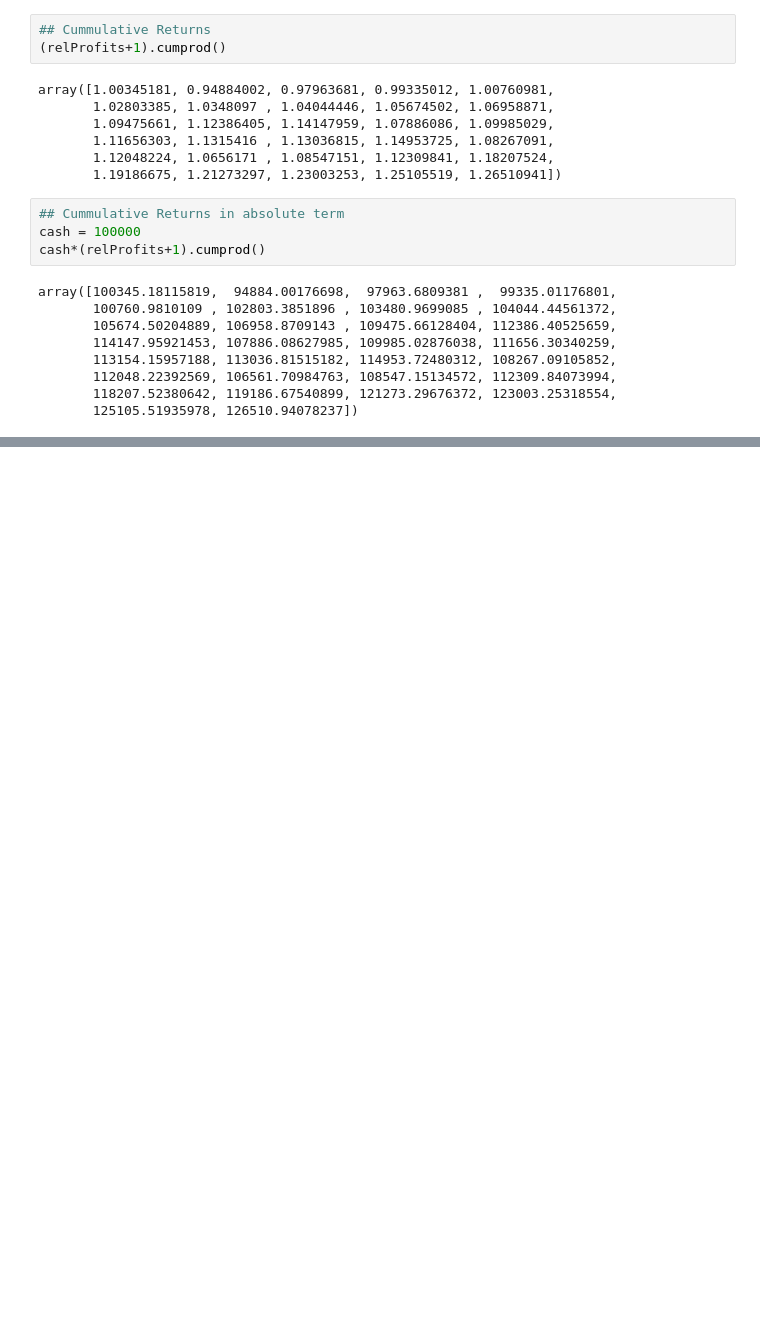
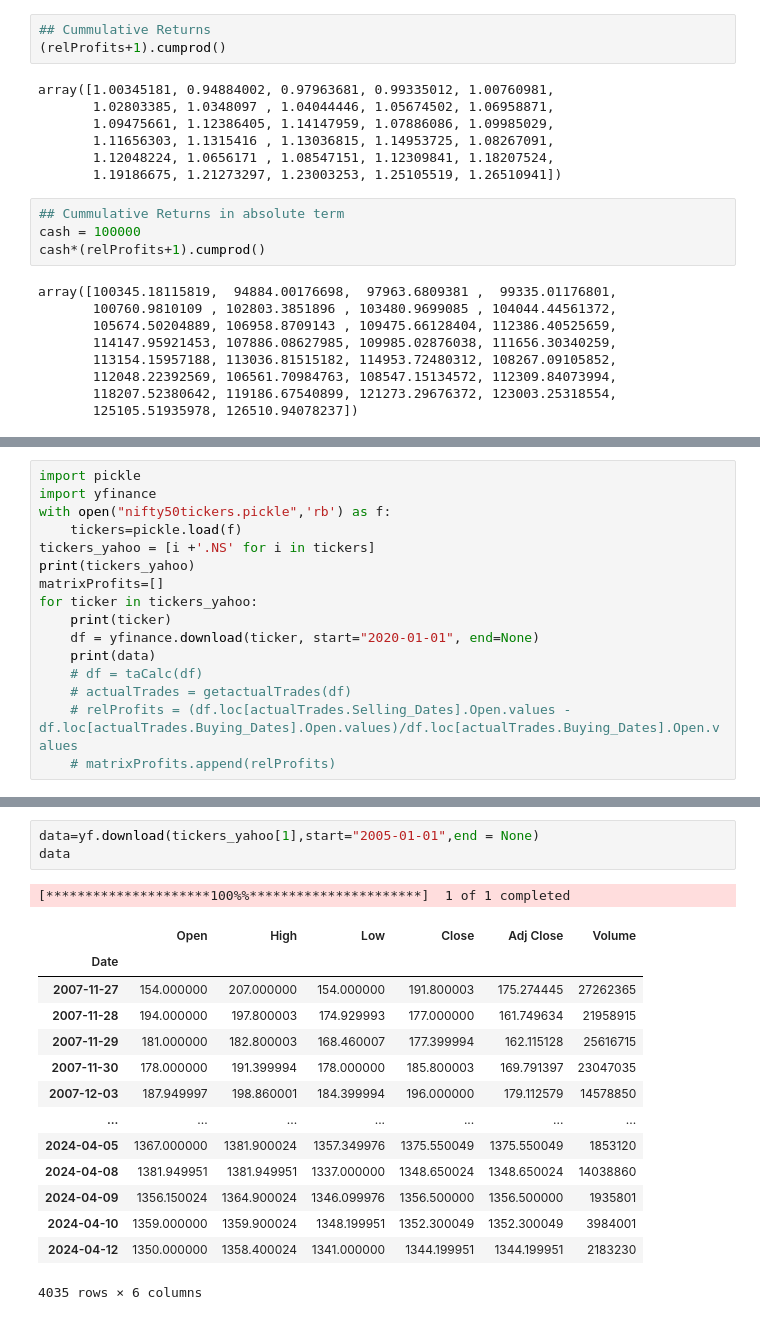
Before and after one commit to Rigava/Load-Nifty-Data, a Jupyter notebook: testDashboardStrategy.ipynb, the cells around one changed output, grey strips where cells are left out. Drawn from its saved outputs; the diff is of its cells as text; blank space fills up the shorter version.

```diff
--- a/testDashboardStrategy.ipynb
+++ b/testDashboardStrategy.ipynb
@@ -365,0 +398,16 @@ array([100345.18115819,  94884.00176698,  97963.6809381 ,  99335.01176801,
+# %%
+import pickle
+import yfinance
+with open("nifty50tickers.pickle",'rb') as f:
+    tickers=pickle.load(f)
+tickers_yahoo = [i +'.NS' for i in tickers]
+print(tickers_yahoo)
+matrixProfits=[]
+for ticker in tickers_yahoo:
+    print(ticker)
+    df = yfinance.download(ticker, start="2020-01-01", end=None)
+    print(data)
+    # df = taCalc(df)
+    # actualTrades = getactualTrades(df)
+    # relProfits = (df.loc[actualTrades.Selling_Dates].Open.values - df.loc[actualTrades.Buying_Dates].Open.values)/df.loc[actualTrades.Buying_Dates].Open.values
+    # matrixProfits.append(relProfits)
@@ -365,0 +509,19 @@ array([100345.18115819,  94884.00176698,  97963.6809381 ,  99335.01176801,
+# %%
+data=yf.download(tickers_yahoo[1],start="2005-01-01",end = None)
+data
+# %% [output]
+[*********************100%%**********************]  1 of 1 completed
+|  | Open | High | Low | Close | Adj Close | Volume |
+| Date |  |  |  |  |  |  |
+| 2007-11-27 | 154.000000 | 207.000000 | 154.000000 | 191.800003 | 175.274445 | 27262365 |
+| 2007-11-28 | 194.000000 | 197.800003 | 174.929993 | 177.000000 | 161.749634 | 21958915 |
+| 2007-11-29 | 181.000000 | 182.800003 | 168.460007 | 177.399994 | 162.115128 | 25616715 |
+| 2007-11-30 | 178.000000 | 191.399994 | 178.000000 | 185.800003 | 169.791397 | 23047035 |
+| 2007-12-03 | 187.949997 | 198.860001 | 184.399994 | 196.000000 | 179.112579 | 14578850 |
+| ... | ... | ... | ... | ... | ... | ... |
+| 2024-04-05 | 1367.000000 | 1381.900024 | 1357.349976 | 1375.550049 | 1375.550049 | 1853120 |
+| 2024-04-08 | 1381.949951 | 1381.949951 | 1337.000000 | 1348.650024 | 1348.650024 | 14038860 |
+| 2024-04-09 | 1356.150024 | 1364.900024 | 1346.099976 | 1356.500000 | 1356.500000 | 1935801 |
+| 2024-04-10 | 1359.000000 | 1359.900024 | 1348.199951 | 1352.300049 | 1352.300049 | 3984001 |
+| 2024-04-12 | 1350.000000 | 1358.400024 | 1341.000000 | 1344.199951 | 1344.199951 | 2183230 |
+4035 rows × 6 columns
```
Also changed, not shown: parts of 3 cells of this notebook, 50 other files.
